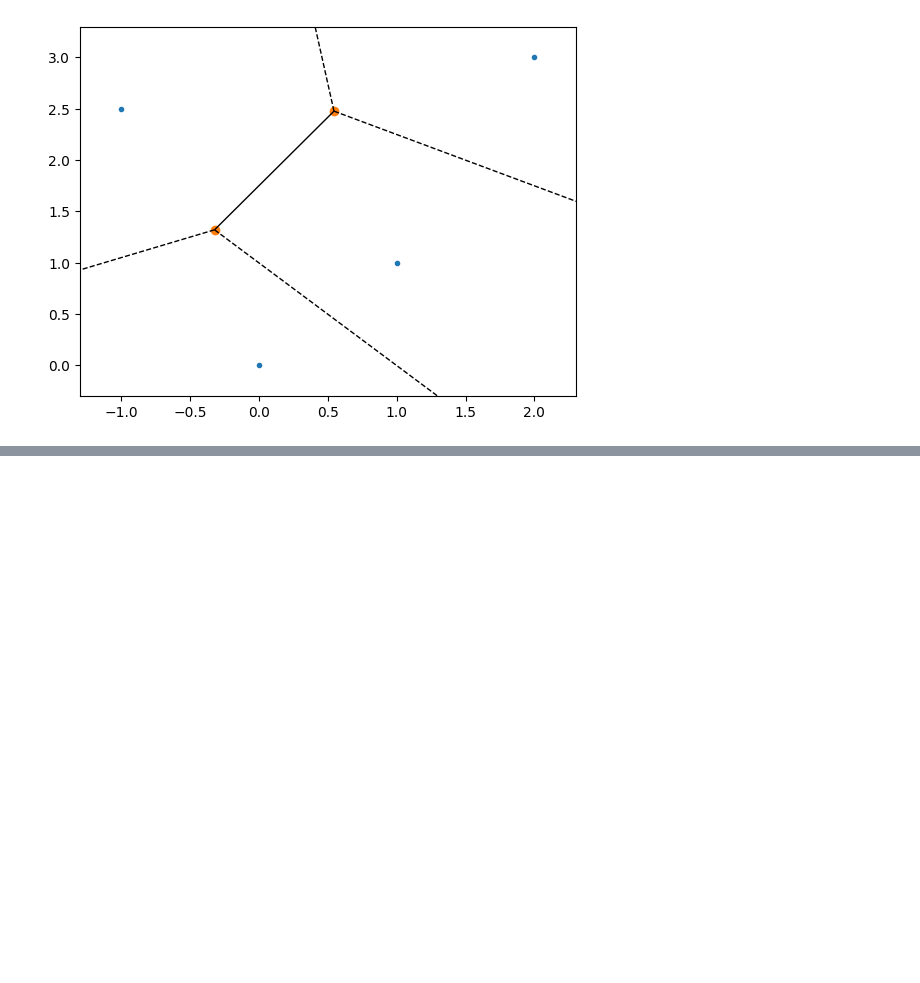
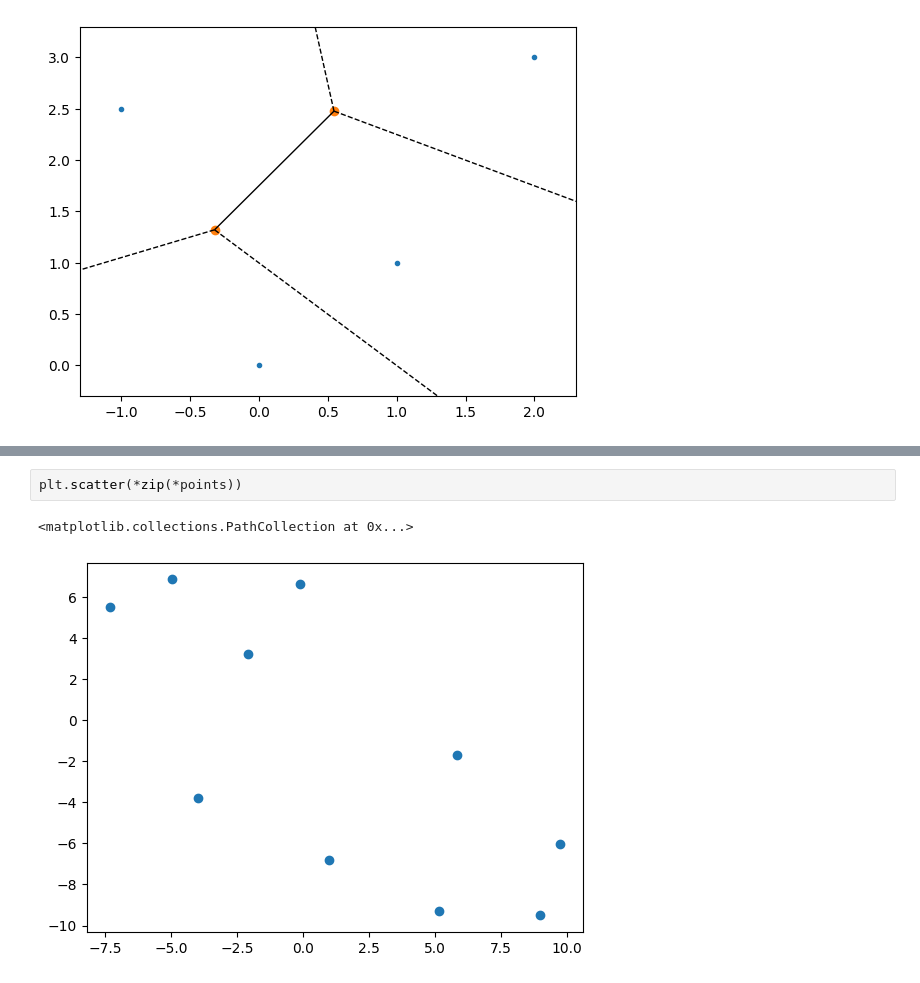
Before and after one commit to ReptilianEye/Voronoi-Diagram, a Jupyter notebook: test.ipynb, the cells around one changed output, grey strips where cells are left out. Drawn from its saved outputs; the diff is of its cells as text; blank space fills up the shorter version.

```diff
--- a/test.ipynb
+++ b/test.ipynb
@@ -197,0 +83,5 @@ points = [(0, 0), (1, 1), (2, 3), (-1, 2.5), (-3, -2)]
+# %%
+plt.scatter(*zip(*points))
+# %% [output]
+<matplotlib.collections.PathCollection at 0x...>
+[figure, added]
```
Also changed, not shown: parts of 25 cells of this notebook, 8 other files.
